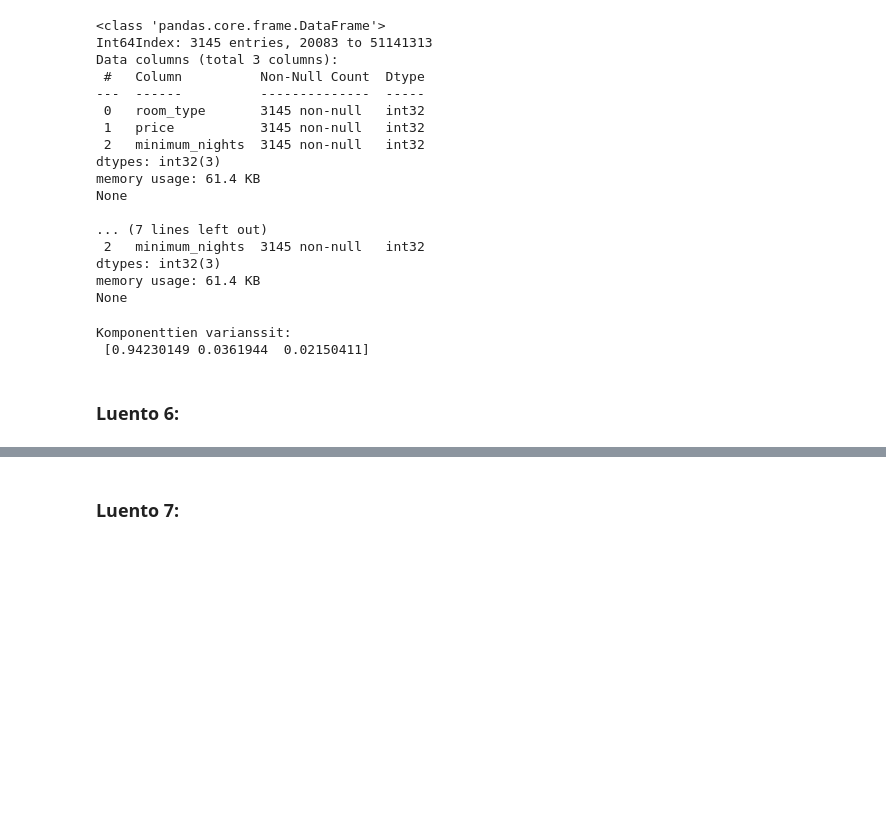
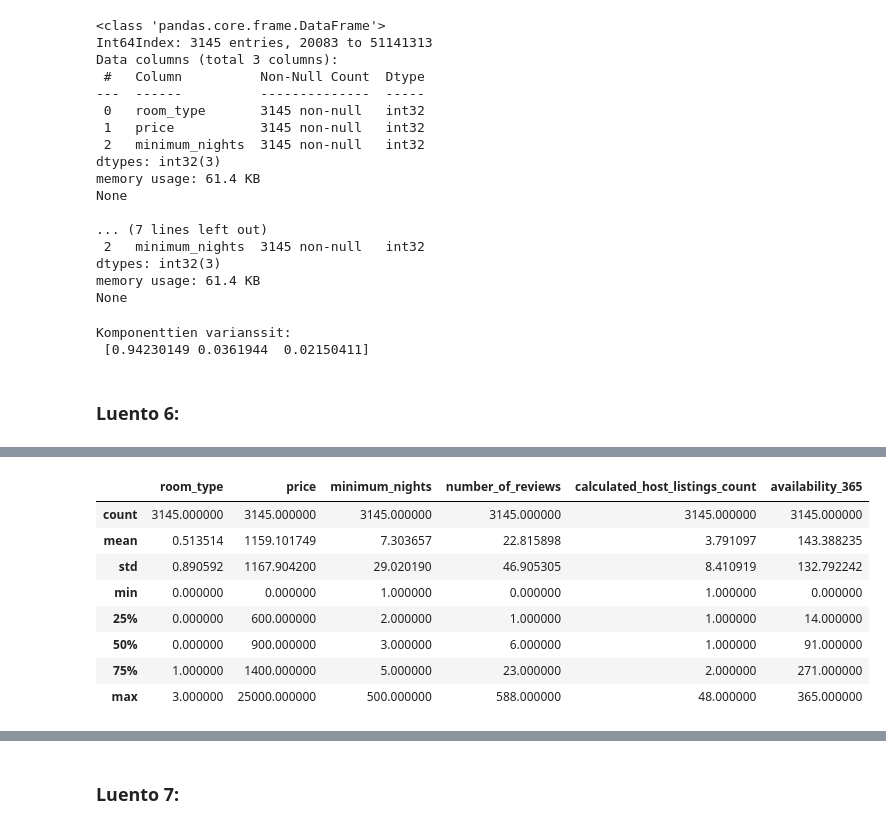
Before and after one commit to noorasaros/JODA2021_oppimispk, a Jupyter notebook: oppimispk.ipynb, the cells around one changed output, grey strips where cells are left out. Drawn from its saved outputs; the diff is of its cells as text; code cells hidden in the pictures; blank space fills up the shorter version.

```diff
--- a/oppimispk.ipynb
+++ b/oppimispk.ipynb
@@ -387,0 +453,13 @@ Tekstiä
+# %%
+# Kuvataan dataa.
+dfNum.describe()
+# %% [output]
+|  | room_type | price | minimum_nights | number_of_reviews | calculated_host_listings_count | availability_365 |
+| count | 3145.000000 | 3145.000000 | 3145.000000 | 3145.000000 | 3145.000000 | 3145.000000 |
+| mean | 0.513514 | 1159.101749 | 7.303657 | 22.815898 | 3.791097 | 143.388235 |
+| std | 0.890592 | 1167.904200 | 29.020190 | 46.905305 | 8.410919 | 132.792242 |
+| min | 0.000000 | 0.000000 | 1.000000 | 0.000000 | 1.000000 | 0.000000 |
+| 25% | 0.000000 | 600.000000 | 2.000000 | 1.000000 | 1.000000 | 14.000000 |
+| 50% | 0.000000 | 900.000000 | 3.000000 | 6.000000 | 1.000000 | 91.000000 |
+| 75% | 1.000000 | 1400.000000 | 5.000000 | 23.000000 | 2.000000 | 271.000000 |
+| max | 3.000000 | 25000.000000 | 500.000000 | 588.000000 | 48.000000 | 365.000000 |
```
Also changed, not shown: parts of 9 cells of this notebook.
